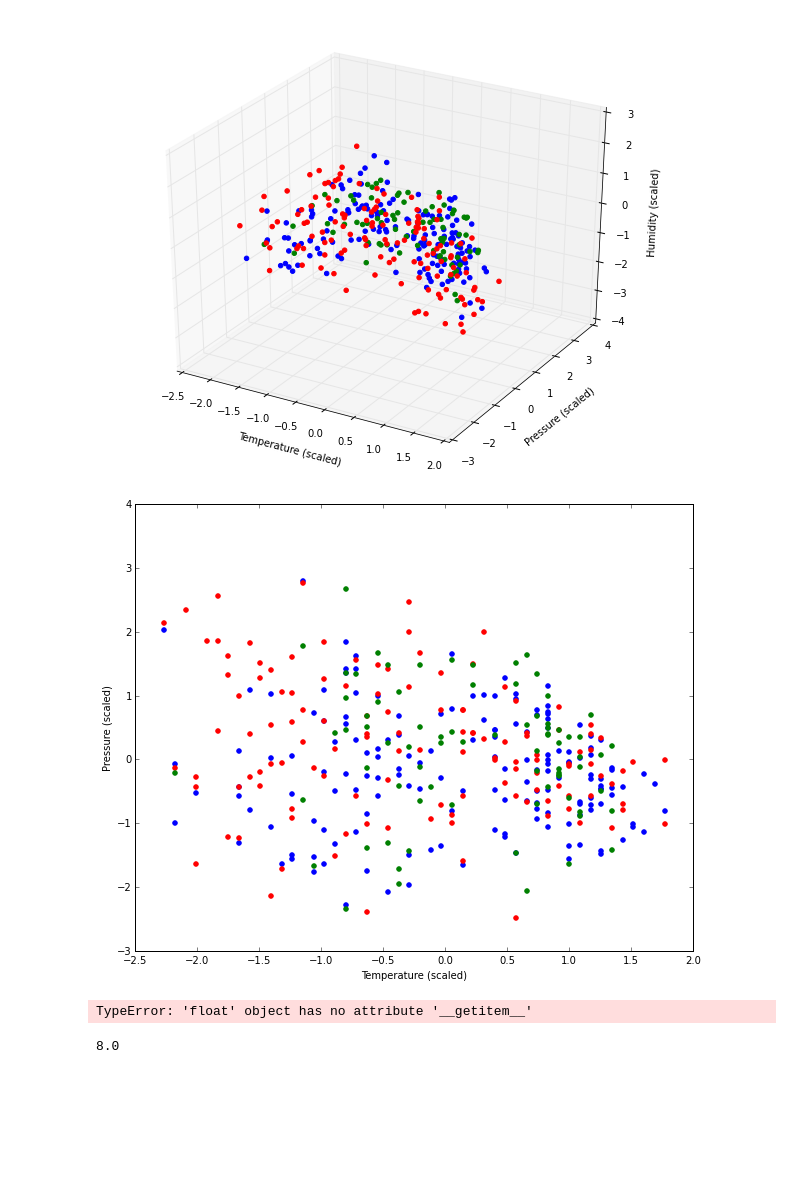
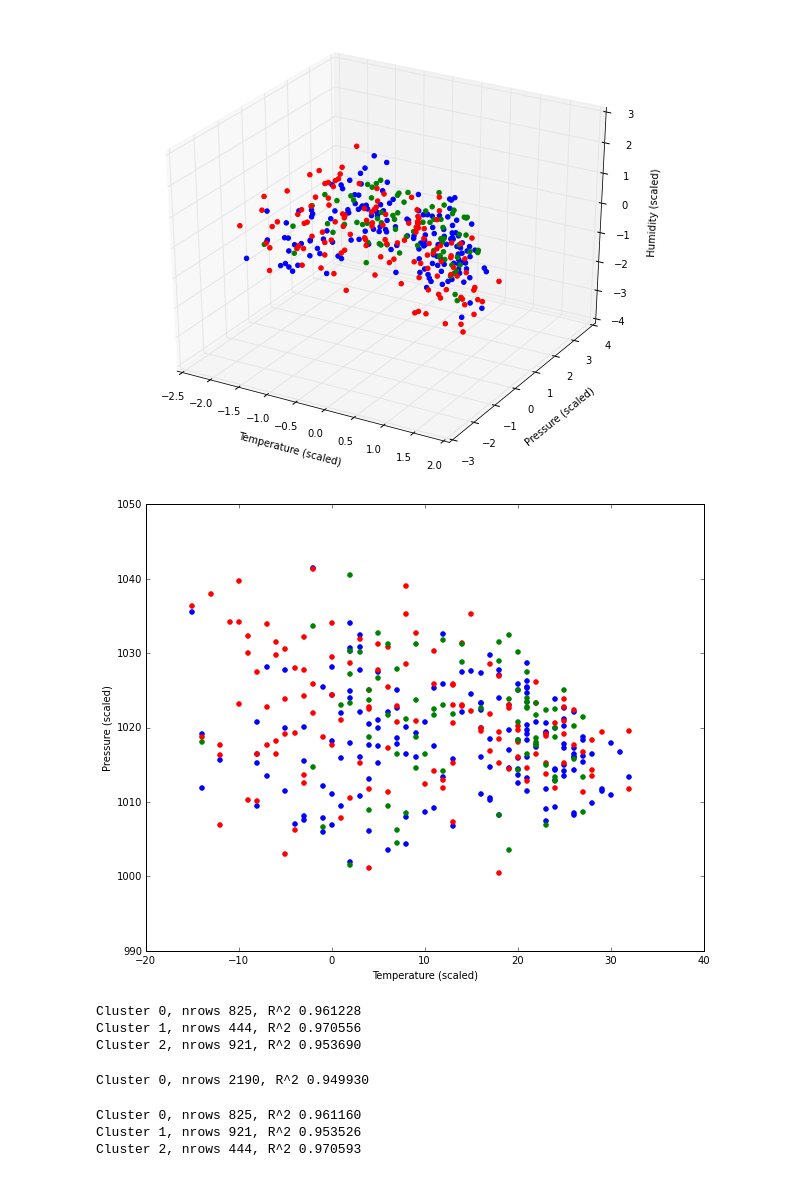
Before and after one commit to majorgowan/wpwp, a Jupyter notebook: Scraping/Notebooks/wU_Clustering.ipynb, the cells around one changed output. Drawn from its saved outputs; the diff is of its cells as text; code cells hidden in the pictures; blank space fills up the shorter version.

Commit message:
cluster regression sort of works, lots of spaghetti code, no sign of improved prediction

```diff
--- a/Scraping/Notebooks/wU_Clustering.ipynb
+++ b/Scraping/Notebooks/wU_Clustering.ipynb
@@ -32,4 +31,4 @@ nclust = 3
 featureData = Util.loadDailyVariableSetRange(stations, startDate, endDate, features)
 
 # compute clusters
-scaler, clusterer, classes = Clust.clusterFeatures(featureData, features, clusterFeatures, nclust)
+classes, clusterParams = Clust.clusterFeatureData(featureData, features, clusterFeatures, nclust)
@@ -60,27 +61,55 @@ plt.show()
 # %% [output]
 [figure]
 # %%
+clusters = Clust.assignClustersAllFeatures(featureData, clusterParams)
+
 fig = plt.figure()
 ax = fig.add_subplot(111)
 colors = ['blue','red','green','black','cyan','yellow']
-c = 0
 for j in range(nclust):
-     ax.scatter([t for i,t in enumerate(Temp) if classes[i]==j], \
-                [p for i,p in enumerate(Press) if classes[i]==j], \
-                color=colors[j],alpha=1.0)
+     ax.scatter(clusters[j][0],clusters[j][1],color=colors[j],alpha=1.0)
 ax.set_xlabel('Temperature (scaled)')
 ax.set_ylabel('Pressure (scaled)')
 plt.show()
 # %% [output]
-[figure, old version]
+[figure, new version]
-# %%
-clusters = []
-for cl in range(nclust):
-     clust = [feat[i] for feat in featureData for i,f in enumerate(feat) if classes[i]==cl]
-     clusters.append(clust)
-# %% [output]
-TypeError: 'float' object has no attribute '__getitem__'
-# %%
-[f[0] for ]
-# %% [output]
-8.0
+# %%
+import wUClusterRegression as ClustReg
+reload(ClustReg)
+featureData, target, modelParams = ClustReg.clusterRegression(stations,'2005-01-01','2010-12-31',\
+                                                                  ['TempMax','dailyTempRange', \
+                                                                   'PressMax','dailyPressRange', \
+                                                                   'HumidityMean','isSoutherly','isWesterly'], \
+                                                                  clusterFeatures=['isSoutherly','isWesterly'], \
+                                                                  nclusters = 3, \
+                                                                  targetVar='TempMax',lag=1,order=0,scale=True,verbose=False)
+# %% [output]
+Cluster 0, nrows 825, R^2 0.961228
+Cluster 1, nrows 444, R^2 0.970556
+Cluster 2, nrows 921, R^2 0.953690
+# %%
+import wUClusterRegression as ClustReg
+reload(ClustReg)
+featureData, target, modelParams = ClustReg.clusterRegression(stations,'2005-01-01','2010-12-31',\
+                                                                  ['TempMax','dailyTempRange', \
+                                                                   'PressMax','dailyPressRange', \
+                                                                   'HumidityMean','isSoutherly','isWesterly'], \
+                                                                  clusterFeatures=['isSoutherly','isWesterly'], \
+                                                                  nclusters = 1, \
+                                                                  targetVar='TempMax',lag=1,order=0,scale=True,verbose=False)
+# %% [output]
+Cluster 0, nrows 2190, R^2 0.949930
+# %%
+import wUClusterRegression as ClustReg
+reload(ClustReg)
+featureData, target, modelParams = ClustReg.clusterRegression(stations,'2005-01-01','2010-12-31',\
+                                                                  ['TempMax','dailyTempRange', \
+                                                                   'PressMax','dailyPressRange', \
+                                                                   'HumidityMean','isSoutherly','isWesterly'], \
+                                                                  clusterFeatures=['isSoutherly','isWesterly'], \
+                                                                  nclusters = 3, ranseed=667, \
+                                                                  targetVar='TempMax',lag=1,order=0,scale=True,verbose=False)
+# %% [output]
+Cluster 0, nrows 825, R^2 0.961160
+Cluster 1, nrows 921, R^2 0.953526
+Cluster 2, nrows 444, R^2 0.970593
```
Also changed, not shown: parts of 5 cells of this notebook, 5 other files.
